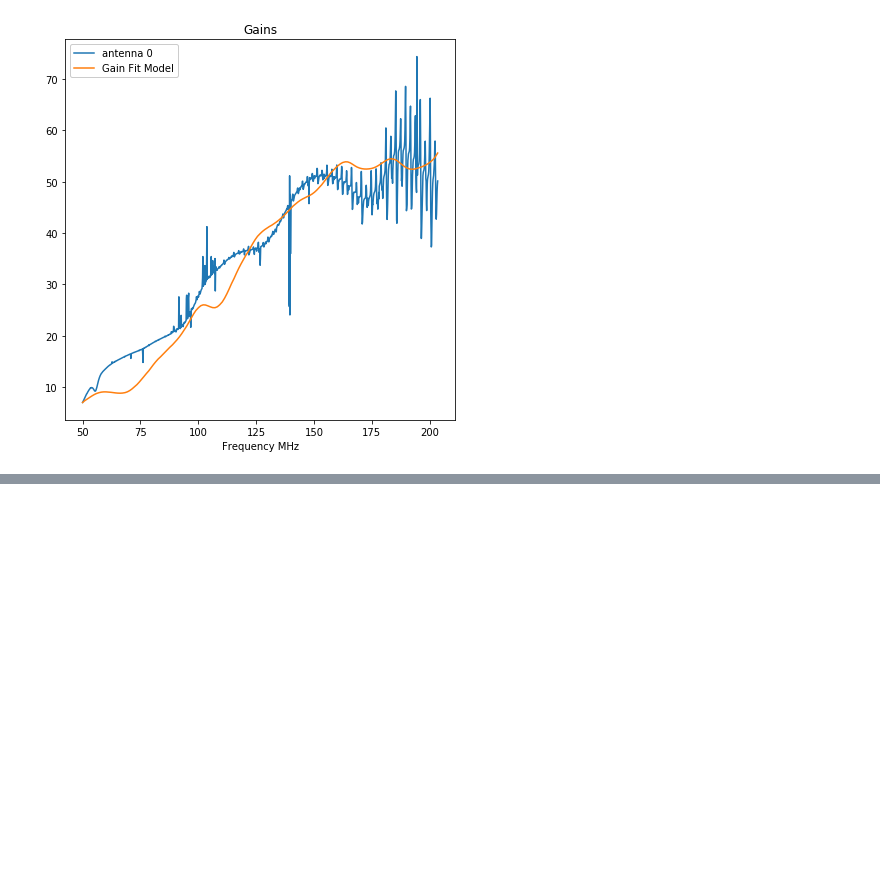
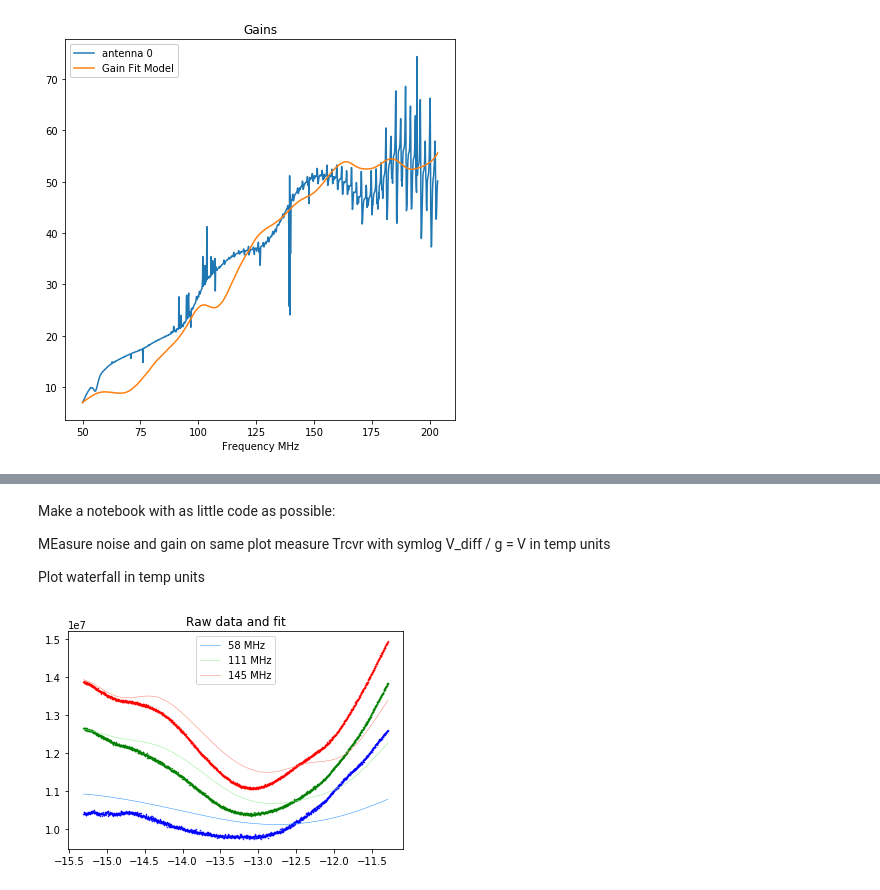
Before and after one commit to dannyjacobs/asu_hera, a Jupyter notebook: system_temp/HERA_Tsys_low_band.ipynb, the cells around one changed output, grey strips where cells are left out. Saved outputs shown, nothing was run; the diff lists cells and outputs as text; code cells hidden in the pictures; blank space fills up the shorter version.

Commit message:
Updating Tsys and adding abridged notebook

```diff
--- a/system_temp/HERA_Tsys_low_band.ipynb
+++ b/system_temp/HERA_Tsys_low_band.ipynb
@@ -1222,0 +1311,31 @@ plt.show()
+# %% [markdown]
+Make a notebook with as little code as possible:
+
+MEasure noise and gain on same plot
+measure Trcvr with symlog
+V_diff / g = V in temp units
+
+Plot waterfall in temp units
+# %%
+# Plot data vs corrupted Tsky
+plt.figure()
+chosen_ant = 1
+dark_colors = ['blue', 'green', 'red']
+light_colors = ['dodgerblue', 'lightgreen', 'salmon']
+poli = 0
+pol = data_8536.pols[poli]
+#chans = [166,258,375] # channel size 409
+chans = [70,500,780] # channel size 820
+d = np.ma.masked_where(data_8536.uv.get_flags((chosen_ant, chosen_ant, data_8536.rev_pol_map[pol])),
+                       data_8536.uv.get_data((chosen_ant, chosen_ant, data_8536.rev_pol_map[pol])))
+plot_lsts = np.concatenate([data_8536.lsts[:(data_8536.wrap+1)]-24, data_8536.lsts[(data_8536.wrap+1):]])
+for i, chan in enumerate(chans):
+    d_plot = d[:, chan]
+    plt.plot(plot_lsts, d_plot, '.', ms=1, color=dark_colors[i])
+    mdl_plot = ((data_8536.Tsky[poli, :, chan] - data_8536.Tsky_mean[poli][chan]) *
+                data_8536.fits[(chosen_ant, pol)][0][chan] + data_8536.fits[(chosen_ant, pol)][1][chan])
+    plt.plot(plot_lsts, mdl_plot, linewidth=0.5, color=light_colors[i],label=str(int(data_8536.freqs[chan]))+' MHz')
+plt.title('Raw data and fit')
+plt.legend();
+# %% [output]
+[figure, added]
```
Also changed, not shown: parts of 11 cells of this notebook, 1 other file.
